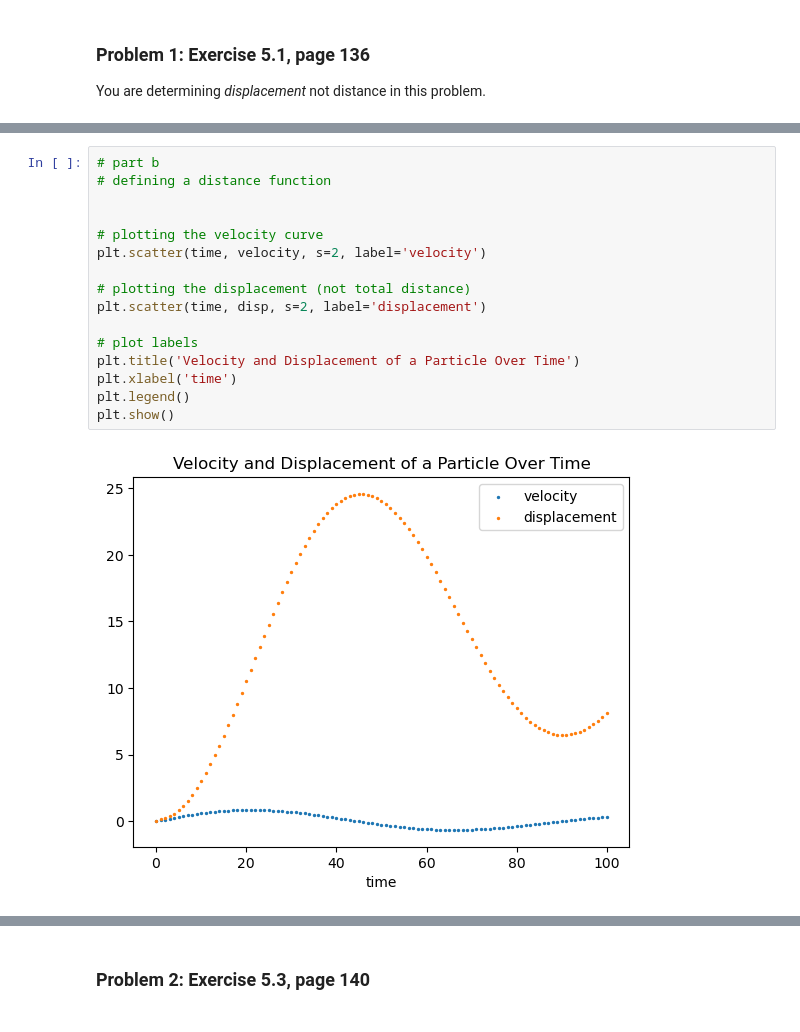
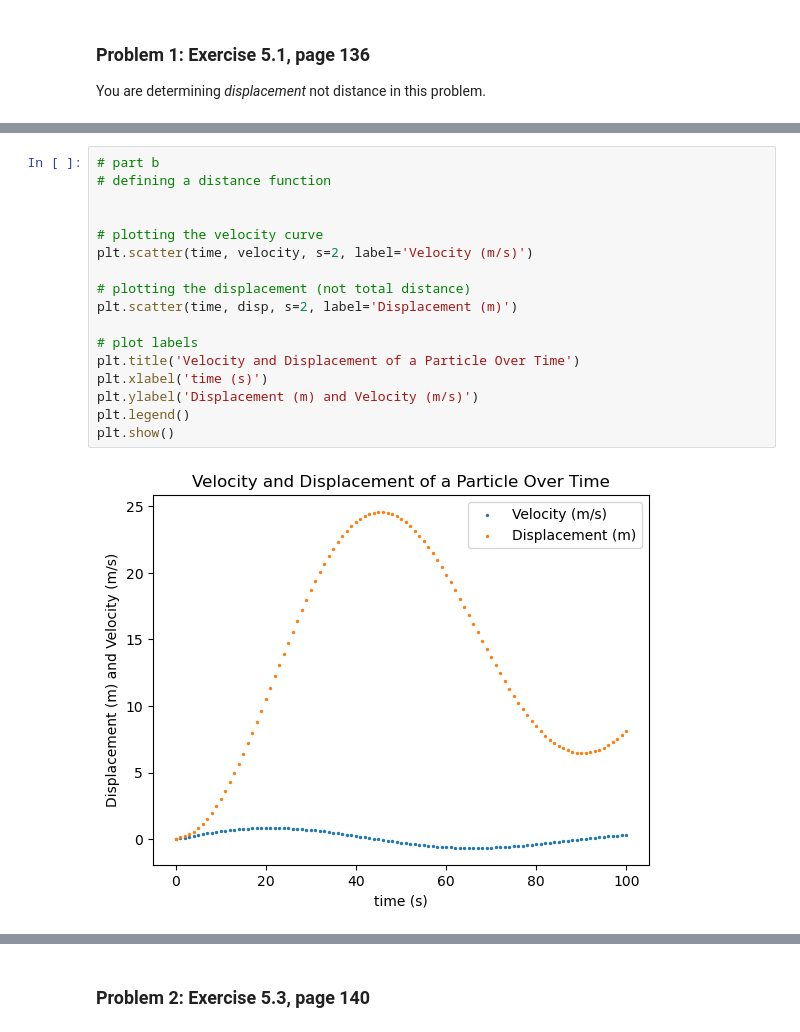
Before and after one commit to LDeGroot-Wooster/CompPhys26, a Jupyter notebook: General/Homework04_KristenTownsend.ipynb, the cells around one changed output, grey strips where cells are left out. Drawn from its saved outputs; the diff is of its cells as text.

```diff
--- a/General/Homework04_KristenTownsend.ipynb
+++ b/General/Homework04_KristenTownsend.ipynb
@@ -46,21 +50,22 @@ The particle travels approximately 8.137548514851503 meters from the starting po
 # %%
 # part b
 # defining a distance function
 
 
 # plotting the velocity curve
-plt.scatter(time, velocity, s=2, label='velocity')
+plt.scatter(time, velocity, s=2, label='Velocity (m/s)')
 
 # plotting the displacement (not total distance)
-plt.scatter(time, disp, s=2, label='displacement')
+plt.scatter(time, disp, s=2, label='Displacement (m)')
 
 # plot labels
 plt.title('Velocity and Displacement of a Particle Over Time')
-plt.xlabel('time')
+plt.xlabel('time (s)')
+plt.ylabel('Displacement (m) and Velocity (m/s)')
 plt.legend()
 plt.show()
 # %% [output]
-[figure, old version]
+[figure, new version]
 # %% [markdown]
 ##### Explanation:
 
```
Also changed, not shown: parts of 14 cells of this notebook, 2 other files.
